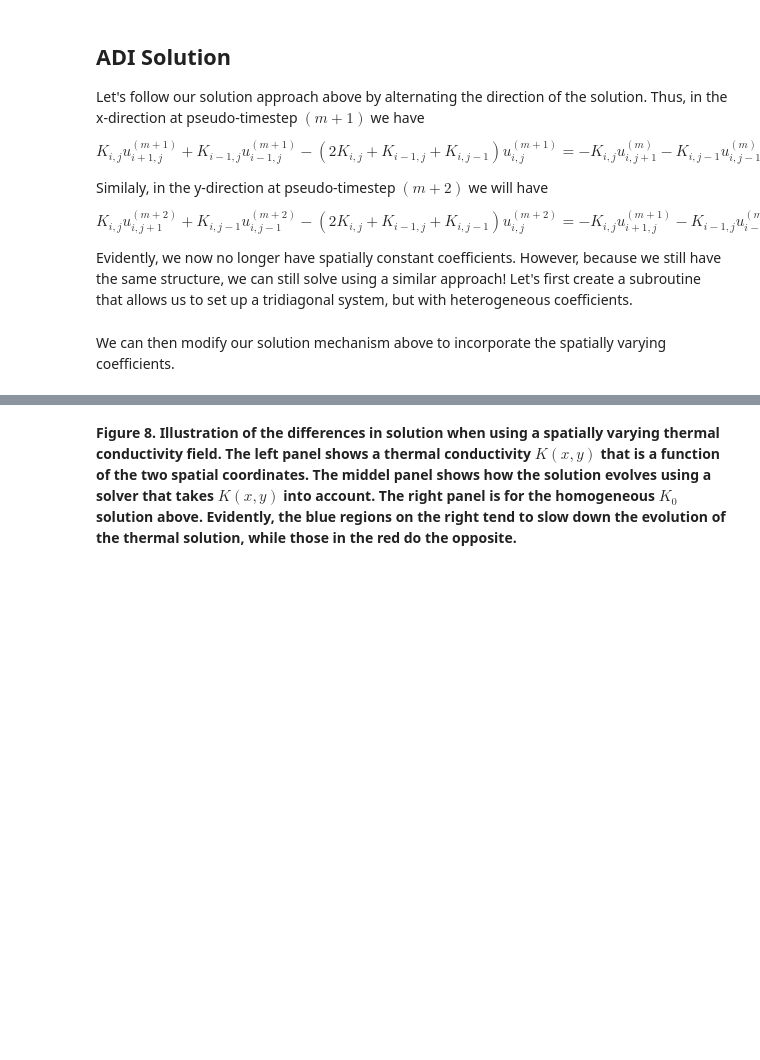
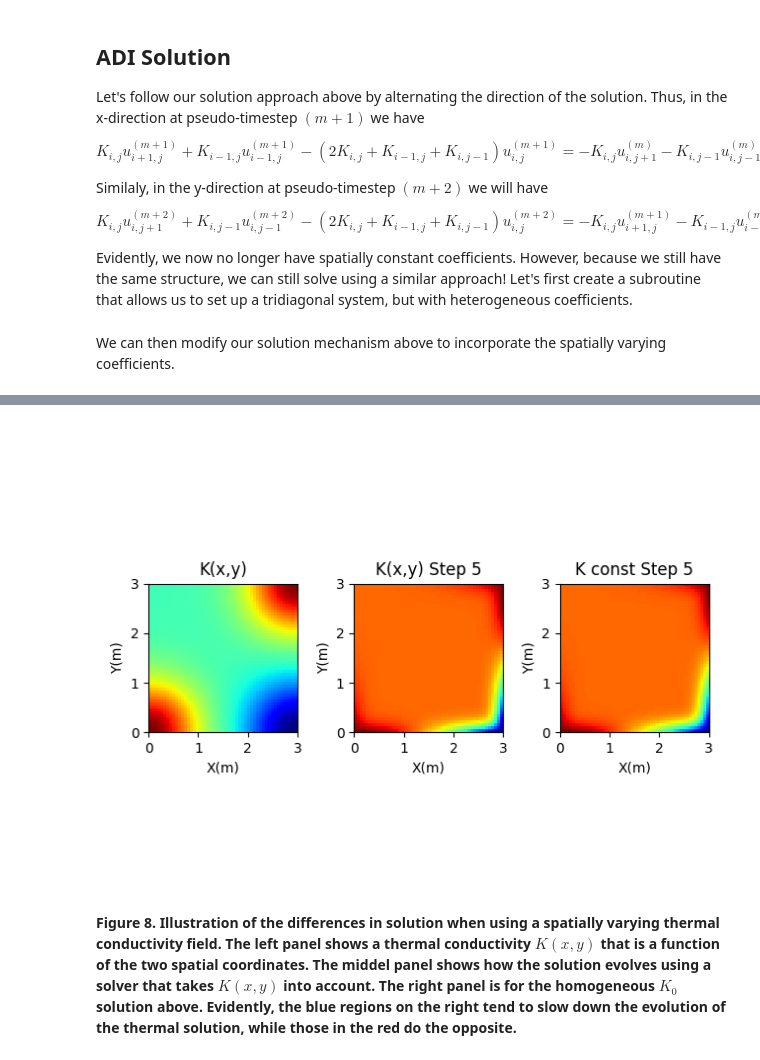
Before and after one commit to jinwar/GeophysicsComputingColab, a Jupyter notebook: 04_Elliptical_PDEs.ipynb, the cells around one changed output, grey strips where cells are left out. Saved outputs shown, nothing was run; the diff lists cells and outputs as text; code cells hidden in the pictures; blank space fills up the shorter version.

```diff
--- a/04_Elliptical_PDEs.ipynb
+++ b/04_Elliptical_PDEs.ipynb
@@ -849,13 +852,10 @@ def Laplace_heterogeneous_animate(i):
     plt.tight_layout()
 
 ## . . Call the animator
+ani_filename = 'Ex3.gif'
 anim4 = animation.FuncAnimation(fig4,Laplace_heterogeneous_animate,frames=int((nt-2*kskip)/kskip),interval=100)
-anim4.save('./movies/Ex5_3.mp4')
+anim4.save(ani_filename)
 plt.close()
 
-HTML("""
-<video width="800" controls style="display:block; margin:0 auto;">
-  <source src="./movies/Ex5_3.mp4" type="video/mp4">
-</video>
-""")
+Image(open(ani_filename,'rb').read())
 # %% [output]
@@ -863,2 +862,3 @@ HTML("""
+[figure, added]
 # %% [markdown]
 **Figure 8. Illustration of the differences in solution when using a spatially varying thermal conductivity field.  The left panel shows a thermal conductivity $K(x,y)$ that is a function of the two spatial coordinates. The middel panel shows how the solution evolves using a solver that takes $K(x,y)$ into account.  The right panel is for the homogeneous $K_0$ solution above.  Evidently, the blue regions on the right tend to slow down the evolution of the thermal solution, while those in the red do the opposite.**
```
Also changed, not shown: parts of 11 cells of this notebook.
